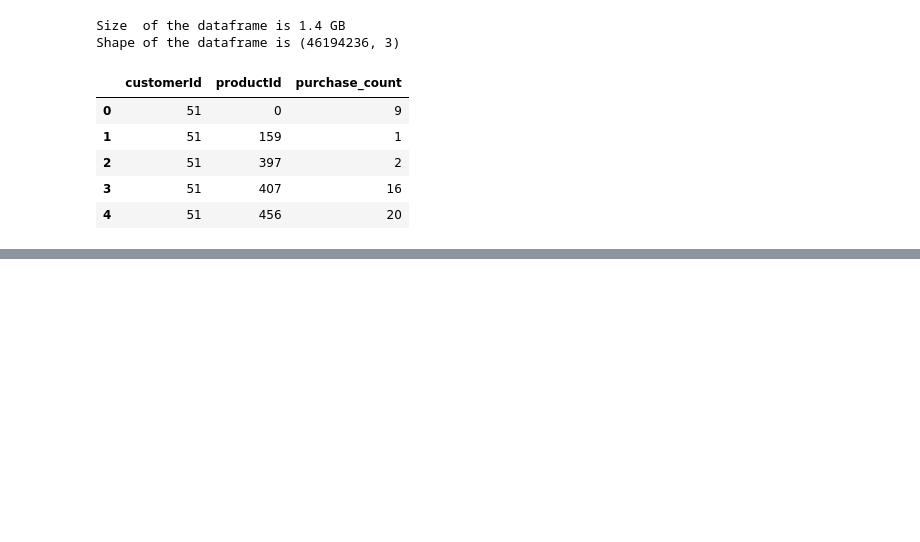
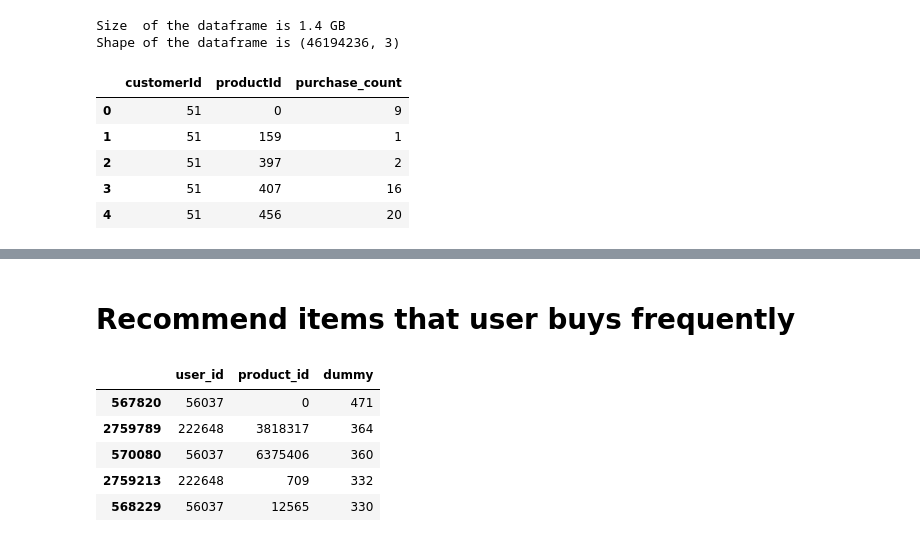
Before and after one commit to egorgladin/goods_prediction, a Jupyter notebook: goods_prediction.ipynb, the cells around one changed output, grey strips where cells are left out. Cells and saved outputs as stored; diff of their text form; code cells hidden in the pictures; blank space fills up the shorter version.

```diff
--- a/goods_prediction.ipynb
+++ b/goods_prediction.ipynb
@@ -35,7 +33,6 @@ if PROCESS_DATA:
     del products
     data.reset_index(inplace=True)
     data.to_csv("data.csv")
-    del data
 
 else:
     data = pd.read_csv("data.csv", index_col=0)
@@ -264,13 +135,19 @@ orders1 = orders.iloc[orders.user_id == USR].order_id.values().tolist()
+# %% [markdown]
+# Recommend items that user buys frequently
 # %%
-# show_head = True
-orders2 = []
+is_first = True
 for i in range(1, 7):
-    products_folder = f"kaggle_tab_2_{i}"
+    products_folder = f"sbermarket_tab_2_{i}"
     for file in os.listdir(products_folder):
         products_file = os.path.join(products_folder, file)
-        products = pd.read_csv(products_file, usecols=["order_id", "user_id"])
-        orders2 += set(products.iloc[orders.user_id == USR].order_id.values.tolist())
-#         if show_head:
-#             orders.head()
-#             show_head = False
-#         del products
+        if is_first:
+            products = pd.read_csv(products_file, usecols=["user_id", "product_id"])
+            is_first = False
+        else:
+            new_products = pd.read_csv(products_file, usecols=["user_id", "product_id"])
+            products = pd.concat([products, new_products])
+
+products['dummy'] = 1
+data = products.groupby(["user_id", "product_id"]).agg({"dummy": "sum"})
+del products
+data.reset_index(inplace=True)
@@ -279,0 +154,11 @@ print(set(orders2).difference(orders1))
+# %%
+data2 = data.loc[data.user_id.isin(users_to_recommend)]
+data3 = data2.sort_values("dummy", ascending=False)
+data3.head()
+# %% [output]
+|  | user_id | product_id | dummy |
+| 567820 | 56037 | 0 | 471 |
+| 2759789 | 222648 | 3818317 | 364 |
+| 570080 | 56037 | 6375406 | 360 |
+| 2759213 | 222648 | 709 | 332 |
+| 568229 | 56037 | 12565 | 330 |
```
Also changed, not shown: parts of 29 cells of this notebook.
